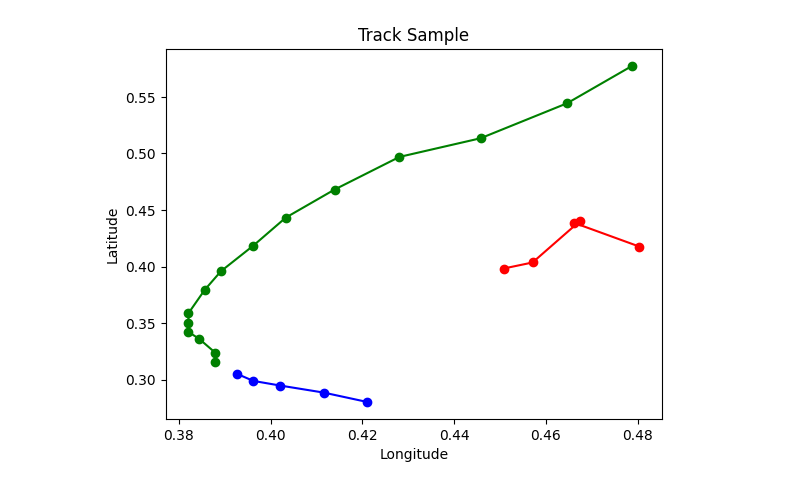
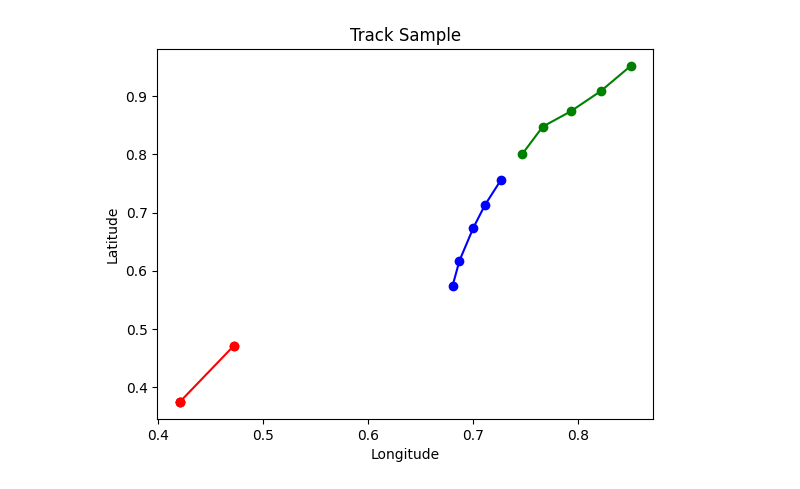
Before and after one commit to Krys1215/typhoon_forecast, a Jupyter notebook: notebook/d.ipynb, the cells around one changed output. Drawn from its saved outputs; the diff is of its cells as text; code cells hidden in the pictures.

Commit message:
Changed Models, nearly everything about track prediction..

```diff
--- a/notebook/d.ipynb
+++ b/notebook/d.ipynb
@@ -131,0 +241,6 @@ test_tail_x = text_x.loc[text_x.index[-15:]]
+# %%
+train_data = get_data_frame(train_data)
+train_data = min_max_scaler(train_data)
+
+test_data = get_data_frame(test_data)
+test_data = min_max_scaler(test_data)
@@ -131,0 +259,13 @@ test_tail_x = text_x.loc[text_x.index[-15:]]
+# %%
+X_test_whole = x_train.tail(10)
+X_test_head = X_test_whole.head(5)
+
+y_test_whole = y_train.tail(10)
+y_test_head = y_test_whole.head(5)
+y_test_tail = y_test_whole.tail(5)
+
+x_train = x_train.iloc[:-10]
+# %%
+X_val = X_test_whole
+y_val = y_test_whole
+y_val_reshaped = y_val.values.reshape((y_val.shape[0], y_val.shape[1], 1))
@@ -196,10 +356,24 @@ model.add(TimeDistributed(Dense(100, activation='relu')))
 model.add(TimeDistributed(Dense(1)))
 model.compile(loss=haversine_loss, optimizer='adam')
 
+# history = model.fit(x_train.values, y_train_reshaped,
+#                     epochs=epochs,
+#                     batch_size=batch_size,
+#                     verbose=verbose,
+#                     validation_split=0.0005,
+#                     callbacks=[early_stopper, lr_scheduler])
+
+
+
 history = model.fit(x_train.values, y_train_reshaped,
                     epochs=epochs,
                     batch_size=batch_size,
                     verbose=verbose,
-                    validation_split=0.0005,
-                    callbacks=[early_stopper, lr_scheduler])
+                    validation_split=0.0005)
+
+history = model.fit(x_train.values, y_train_reshaped,
+                    epochs=epochs,
+                    batch_size=batch_size,
+                    verbose=verbose,
+                    validation_data=(X_val.values, y_val_reshaped))
 # %% [output]
@@ -237,10 +422,10 @@ plt.show()
 # %%
-testPredict = model.predict(test_head_x)
+testPredict = model.predict(X_test_head)
 
 #test_head
-plt.plot(test_head_y['Longitude of the center'], test_head_y['Latitude of the center'], color='blue', marker='o')
+plt.plot(y_test_head['Longitude of the center'], y_test_head['Latitude of the center'], color='blue', marker='o')
 #test_tail
-plt.plot(test_tail_y['Longitude of the center'], test_tail_y['Latitude of the center'], color = 'green', marker='o')
+plt.plot(y_test_tail['Longitude of the center'], y_test_tail['Latitude of the center'], color = 'green', marker='o')
 #predict
 plt.plot(testPredict[:, 2], testPredict[:, 1], label='numpy_array', color='red', marker='o')
 
@@ -258,3 +443,3 @@ plt.show()
-[figure, old version]
+[figure, new version]
 # %%
 model.save(r'C:\CODE\tropical_cyclone_prediction\model\CNN-LSTM-EXP10.keras')
```
Also changed, not shown: parts of 12 cells of this notebook, 19 other files.
